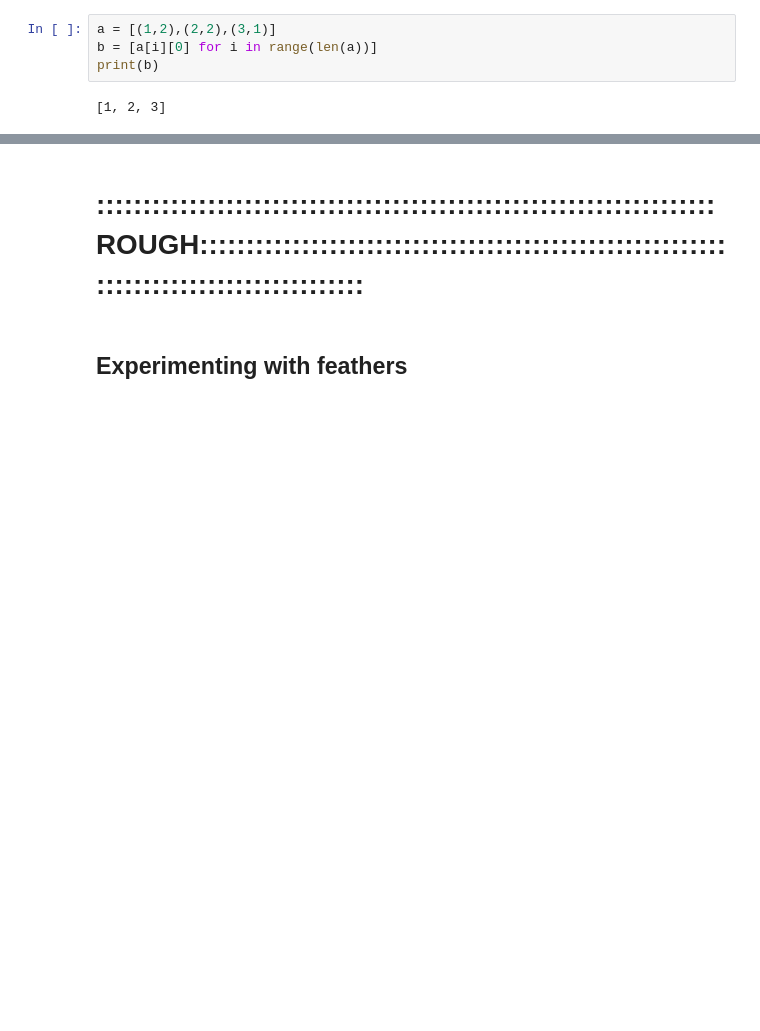
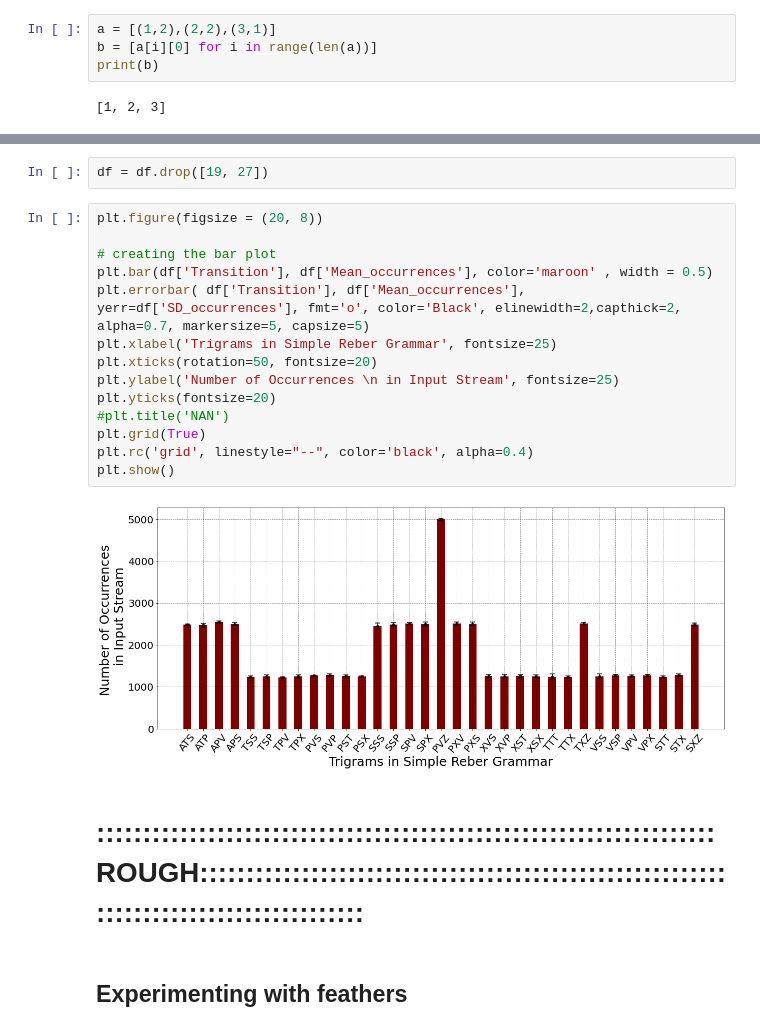
Before and after one commit to TaherHabib/htm-sequence-learning, a Jupyter notebook: Notebooks/AGL_Experimentor.ipynb, the cells around one changed output, grey strips where cells are left out. Cells and saved outputs as stored; diff of their text form; blank space fills up the shorter version.

```diff
--- a/Notebooks/AGL_Experimentor.ipynb
+++ b/Notebooks/AGL_Experimentor.ipynb
@@ -290,3 +374,21 @@ print(b)
+# %%
+df = df.drop([19, 27])
+# %%
+plt.figure(figsize = (20, 8))
+
+# creating the bar plot
+plt.bar(df['Transition'], df['Mean_occurrences'], color='maroon' , width = 0.5)
+plt.errorbar( df['Transition'], df['Mean_occurrences'], yerr=df['SD_occurrences'], fmt='o', color='Black', elinewidth=2,capthick=2, alpha=0.7, markersize=5, capsize=5)
+plt.xlabel('Trigrams in Simple Reber Grammar', fontsize=25)
+plt.xticks(rotation=50, fontsize=20)
+plt.ylabel('Number of Occurrences \n in Input Stream', fontsize=25)
+plt.yticks(fontsize=20)
+#plt.title('NAN')
+plt.grid(True)
+plt.rc('grid', linestyle="--", color='black', alpha=0.4)
+plt.show()
+# %% [output]
+[figure, added]
 # %% [markdown]
 # :::::::::::::::::::::::::::::::::::::::::::::::::::::::::::::::::::ROUGH::::::::::::::::::::::::::::::::::::::::::::::::::::::::::::::::::::::::::::::::::::::
 # %% [markdown]
```
Also changed, not shown: parts of 11 cells of this notebook, 1 other file.
